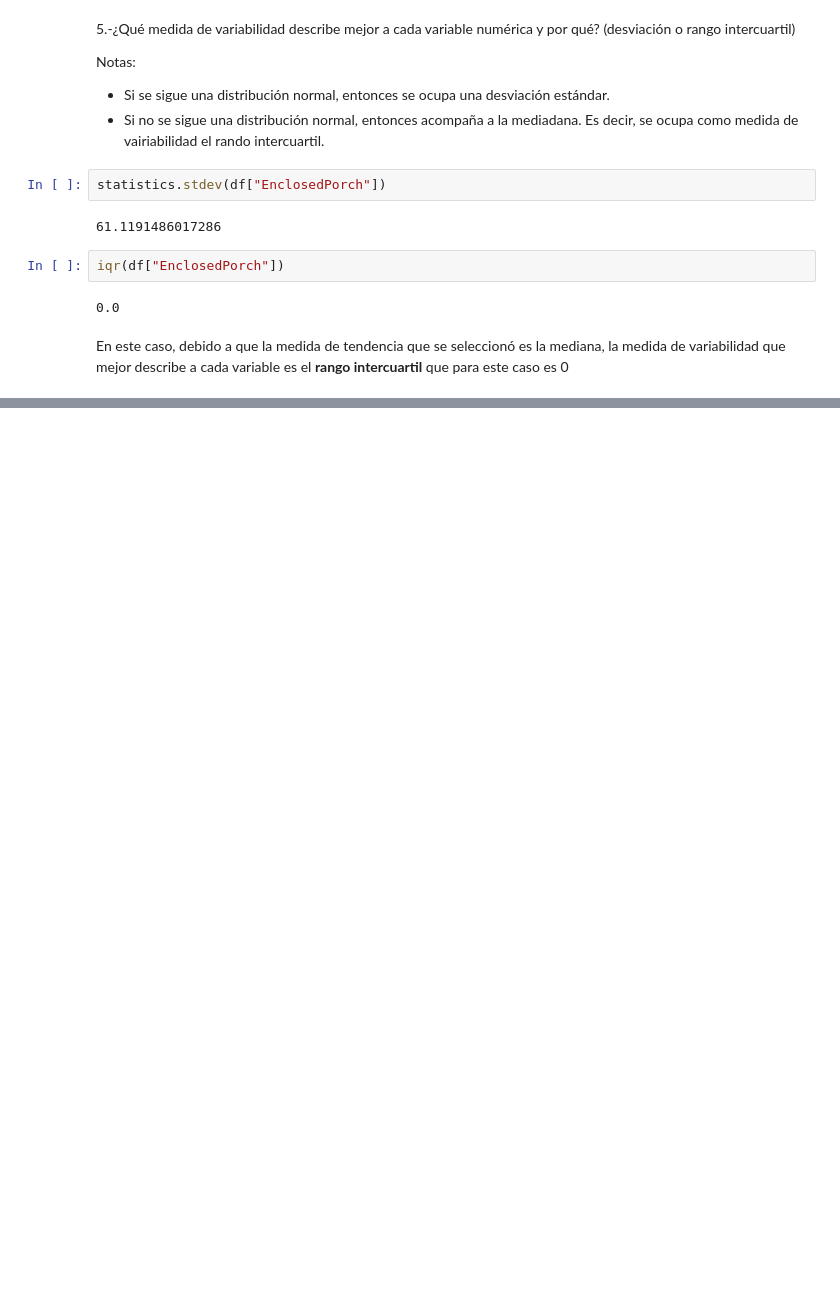
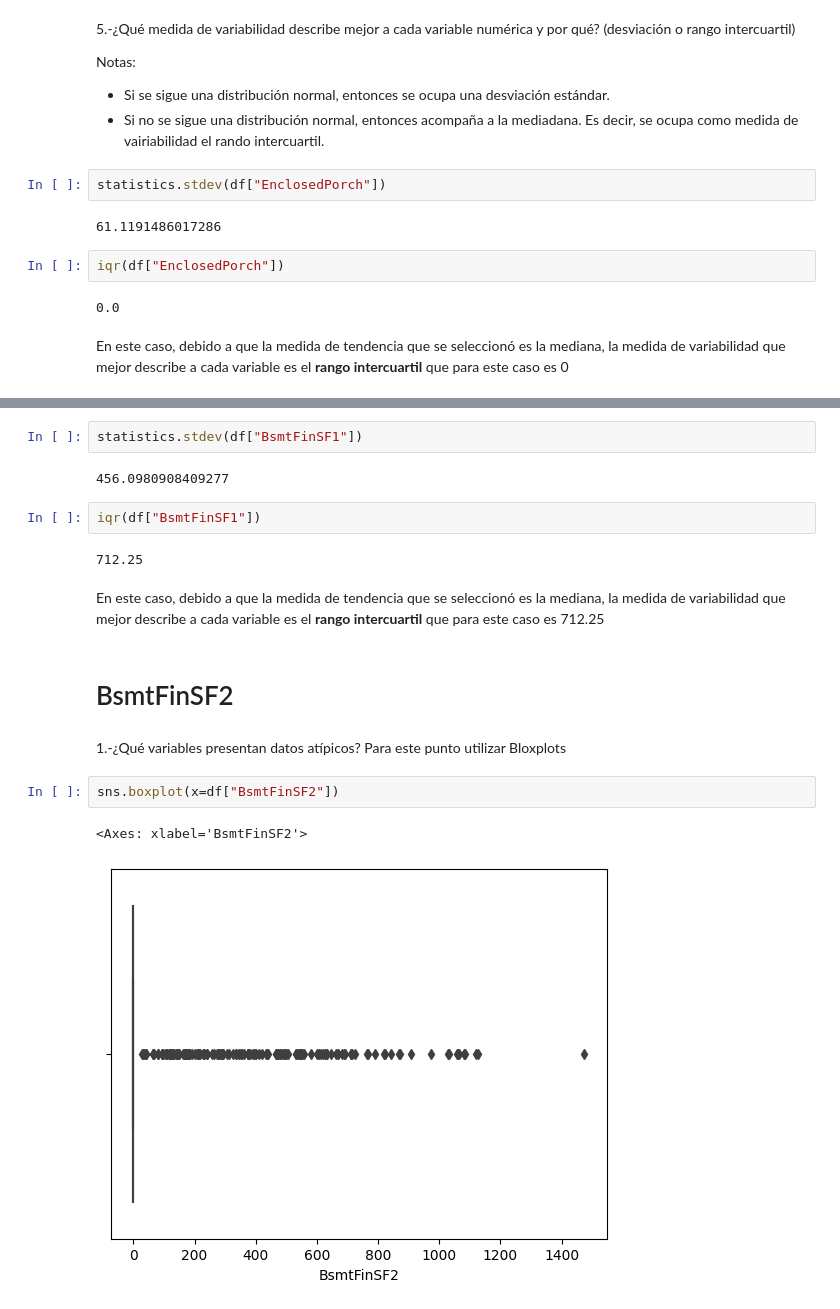
Before and after one commit to gabycor/mavericks_IA, a Jupyter notebook: Comprensión de los datos.ipynb, the cells around one changed output, grey strips where cells are left out. Drawn from its saved outputs; the diff is of its cells as text; blank space fills up the shorter version.

```diff
--- a/Comprensión de los datos.ipynb
+++ b/Comprensión de los datos.ipynb
@@ -1762,0 +1808,19 @@ En este caso, debido a que la medida de tendencia que se seleccionó es la media
+# %%
+statistics.stdev(df["BsmtFinSF1"])
+# %% [output]
+456.0980908409277
+# %%
+iqr(df["BsmtFinSF1"])
+# %% [output]
+712.25
+# %% [markdown]
+En este caso, debido a que la medida de tendencia que se seleccionó es la mediana, la medida de variabilidad que mejor describe a cada variable es el **rango intercuartil** que para este caso es 712.25
+# %% [markdown]
+# BsmtFinSF2
+# %% [markdown]
+1.-¿Qué variables presentan datos atípicos? Para este punto utilizar Bloxplots
+# %%
+sns.boxplot(x=df["BsmtFinSF2"])
+# %% [output]
+<Axes: xlabel='BsmtFinSF2'>
+[figure, added]
```
Also changed, not shown: parts of 139 cells of this notebook.
